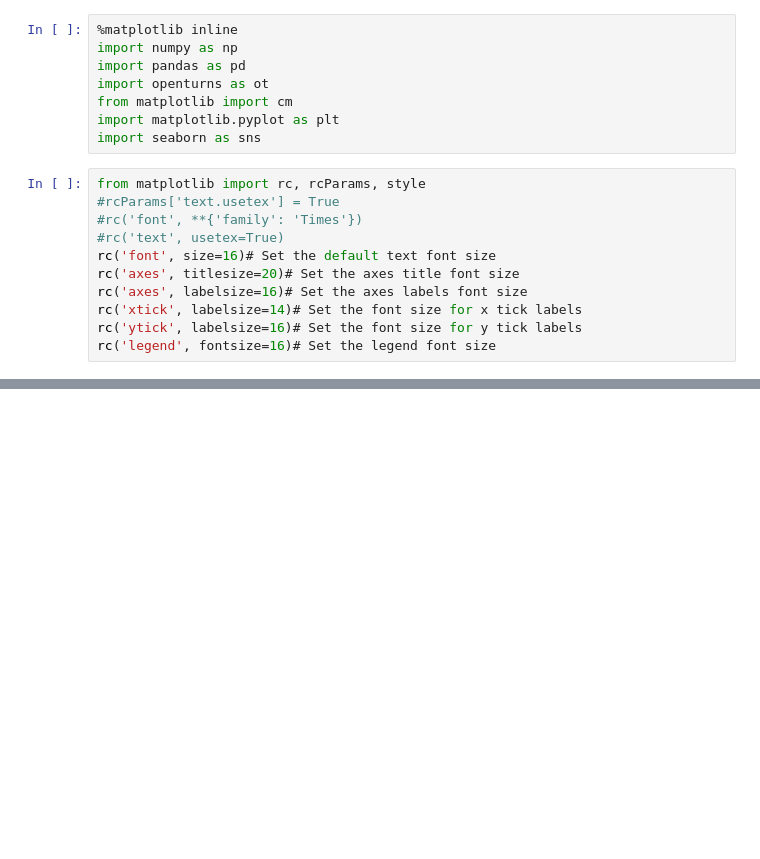
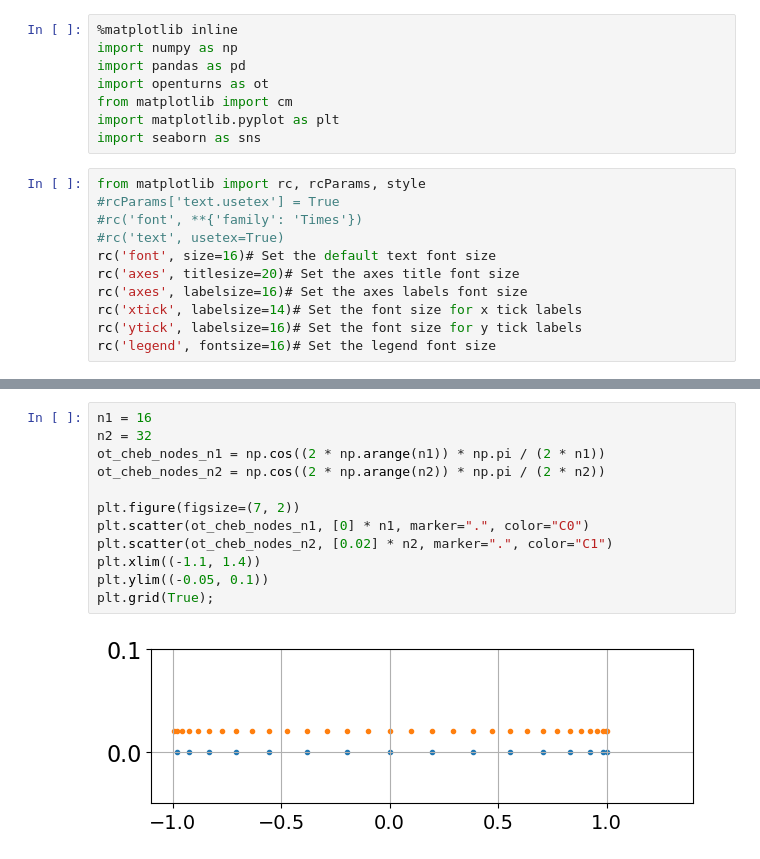
Before and after one commit to efekhari27/thesis, a Jupyter notebook: numerical_experiments/chapter1/integration.ipynb, the cells around one changed output, grey strips where cells are left out. Drawn from its saved outputs; the diff is of its cells as text; blank space fills up the shorter version.

```diff
--- a/numerical_experiments/chapter1/integration.ipynb
+++ b/numerical_experiments/chapter1/integration.ipynb
@@ -20,2 +27,16 @@ rc('legend', fontsize=16)# Set the legend font size
+# %%
+n1 = 16
+n2 = 32
+ot_cheb_nodes_n1 = np.cos((2 * np.arange(n1)) * np.pi / (2 * n1))
+ot_cheb_nodes_n2 = np.cos((2 * np.arange(n2)) * np.pi / (2 * n2))
+
+plt.figure(figsize=(7, 2))
+plt.scatter(ot_cheb_nodes_n1, [0] * n1, marker=".", color="C0")
+plt.scatter(ot_cheb_nodes_n2, [0.02] * n2, marker=".", color="C1")
+plt.xlim((-1.1, 1.4))
+plt.ylim((-0.05, 0.1))
+plt.grid(True);
+# %% [output]
+[figure, added]
 # %%
 n = 4
```
Also changed, not shown: parts of 2 cells of this notebook, 16 other files.
